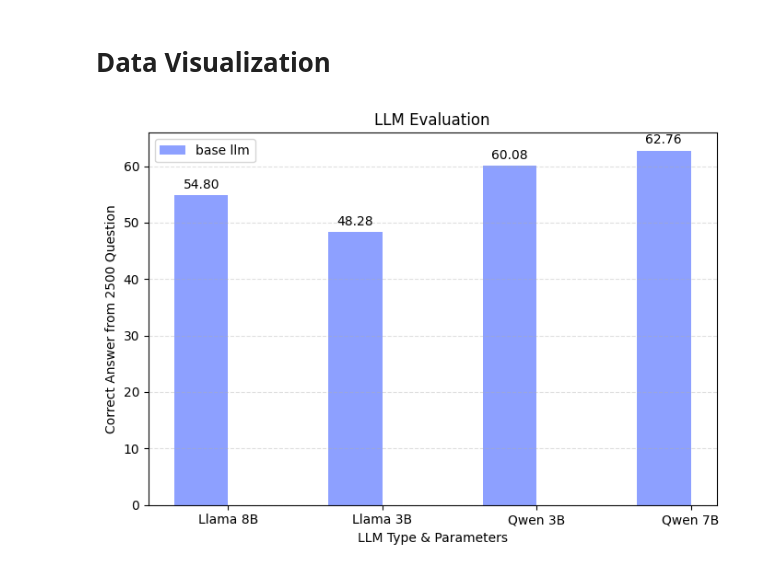
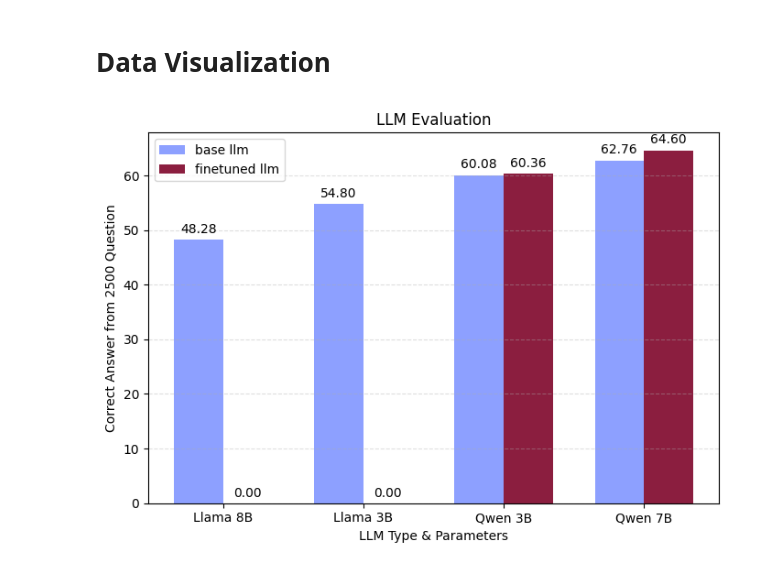
Before and after one commit to arizki787/ContinuedPretrainingLLM, a Jupyter notebook: LLM_PERFORMANCE_EVAL.ipynb, the cells around one changed output. Cells and saved outputs as stored; diff of their text form; code cells hidden in the pictures.

Commit message:
add : figure finetuned result for qwen 3b and qwen 7b

```diff
--- a/LLM_PERFORMANCE_EVAL.ipynb
+++ b/LLM_PERFORMANCE_EVAL.ipynb
@@ -43,31 +43,36 @@ else:
     root = os.getcwd()
 
 response_base_path = [
+    f"{root}/results/cti-mcq_Llama-3.2-3B-base-instruct-4bit_results.csv",
     f"{root}/results/cti-mcq_Llama-3.1-8B-base-instruct-4bit_results.csv",
-    f"{root}/results/cti-mcq_Llama-3.2-3B-base-instruct-4bit_results.csv",
     f"{root}/results/cti-mcq_Qwen2.5-3B-base-instruct-4bit_results.csv",
     f"{root}/results/cti-mcq_Qwen2.5-7B-base-instruct-4bit_results.csv",
 ]
 
 response_fintuned_path = [
-    f"{root}/results/cti-mcq_Qwen2.5-7B-finetuned_result.txt",
-    f"{root}/results/cti-mcq_Qwen2.5-1.5B-finetuned_result.txt",
+    f"{root}/results/cti-mcq_Llama-3.2-3B-finetuned-instruct-4bit_results.csv",
+    f"{root}/results/cti-mcq_Llama-3.1-8B-finetuned-instruct-4bit_results.csv",
+    f"{root}/results/cti-mcq_Qwen2.5-3B-finetuned-instruct-4bit_results.csv",
+    f"{root}/results/cti-mcq_Qwen2.5-7B-finetuned-instruct-4bit_results.csv",
 ]
 # %% [markdown]
 # Correct Percentage (Base & Finetuned)
 # %%
 def count_percentage_csv(filename):
-    df = pd.read_csv(filename)
-    percentage = len(df[df['correct']==True]) / 2500 * 100
-    return percentage
+    if os.path.exists(filename):
+        df = pd.read_csv(filename)
+        percentage = len(df[df['correct']==True]) / 2500 * 100
+        return percentage
+    else:
+        return 0
 
 llm_result_base = []
 llm_result_finetuned = []
 
 for file in response_base_path:
     llm_result_base.append(count_percentage_csv(file))
-# for file in response_fintuned_path:
-#     llm_result_finetuned.append(count_percentage_csv(file))
+for file in response_fintuned_path:
+    llm_result_finetuned.append(count_percentage_csv(file))
 # %%
 print(f"base result : {llm_result_base}")
 print(f"finetuned result : {llm_result_finetuned}")
@@ -79,27 +84,27 @@ finetuned result : []
 # %%
 labels = ['Llama 8B', 'Llama 3B', 'Qwen 3B', 'Qwen 7B'] #adjust the label accordingly
 x = np.arange(len(labels))
 width = 0.35
 
 plt.figure(figsize=(7,5))
 base_bars = plt.bar(x - width/2, llm_result_base, width=width,
                     color='#8da0ff', label='base llm')
 
-# finetuned_bars = plt.bar(x + width/2, llm_result_finetuned, width=width,
-#                          color='#8b1e3f', label='finetuned llm')
+finetuned_bars = plt.bar(x + width/2, llm_result_finetuned, width=width,
+                         color='#8b1e3f', label='finetuned llm')
 
 plt.bar_label(base_bars, fmt='%.2f', padding=3)
-# plt.bar_label(finetuned_bars, fmt='%.2f', padding=3)
+plt.bar_label(finetuned_bars, fmt='%.2f', padding=3)
 
 plt.xlabel("LLM Type & Parameters")
 plt.ylabel("Correct Answer from 2500 Question")
 plt.title("LLM Evaluation")
 
 plt.legend()
 plt.xticks(x, labels)
 plt.grid(axis='y', linestyle='--', alpha=0.4)
 
 plt.tight_layout()
 plt.show()
 # %% [output]
-[figure, old version]
+[figure, new version]
```
Also changed, not shown: parts of 1 cell of this notebook.
